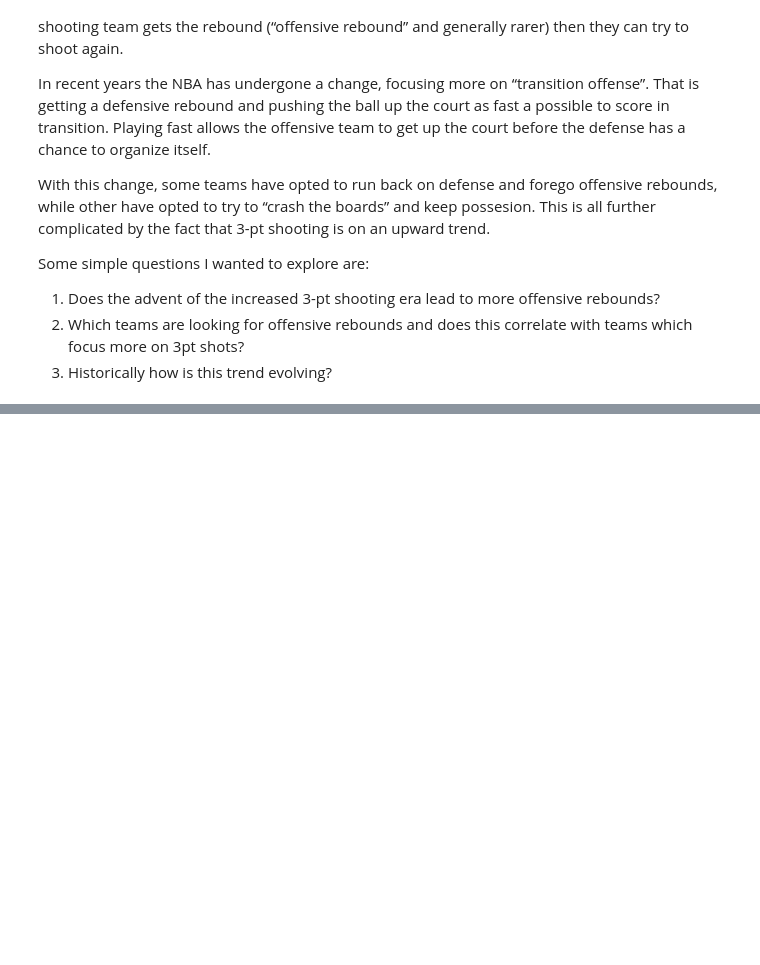
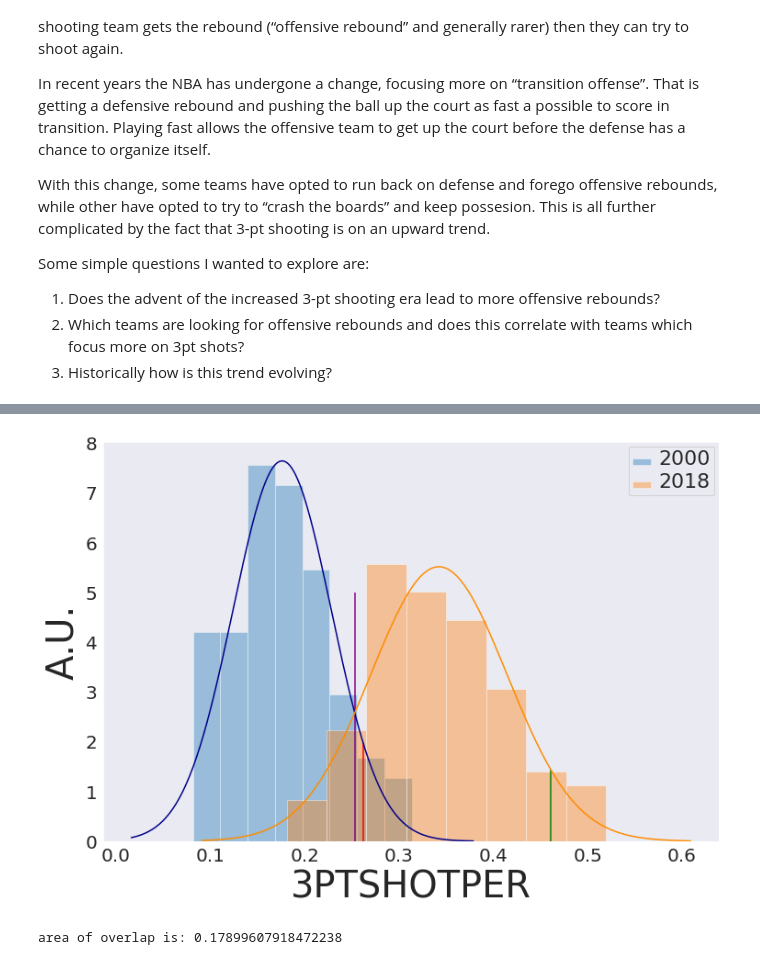
Before and after one commit to mistry/NBA_projects, a Jupyter notebook: stats/NBA_off_rebs.ipynb, the cells around one changed output, grey strips where cells are left out. Saved outputs shown, nothing was run; the diff lists cells and outputs as text; code cells hidden in the pictures; blank space fills up the shorter version.

```diff
--- a/stats/NBA_off_rebs.ipynb
+++ b/stats/NBA_off_rebs.ipynb
@@ -293,0 +396,7 @@ sns.plot(x=allseason['OREBPER'], y=allseason['MISS3PTPER'])
+# %%
+p = make_dist_plot('3PTSHOTPER')
+x1, x2, inter, area  = find_x_tail(0.05, p, '3PTSHOTPER')
+print "area of overlap is: " + str(area)
+# %% [output]
+[figure, added]
+area of overlap is: 0.17899607918472238
```
Also changed, not shown: parts of 48 cells of this notebook.
